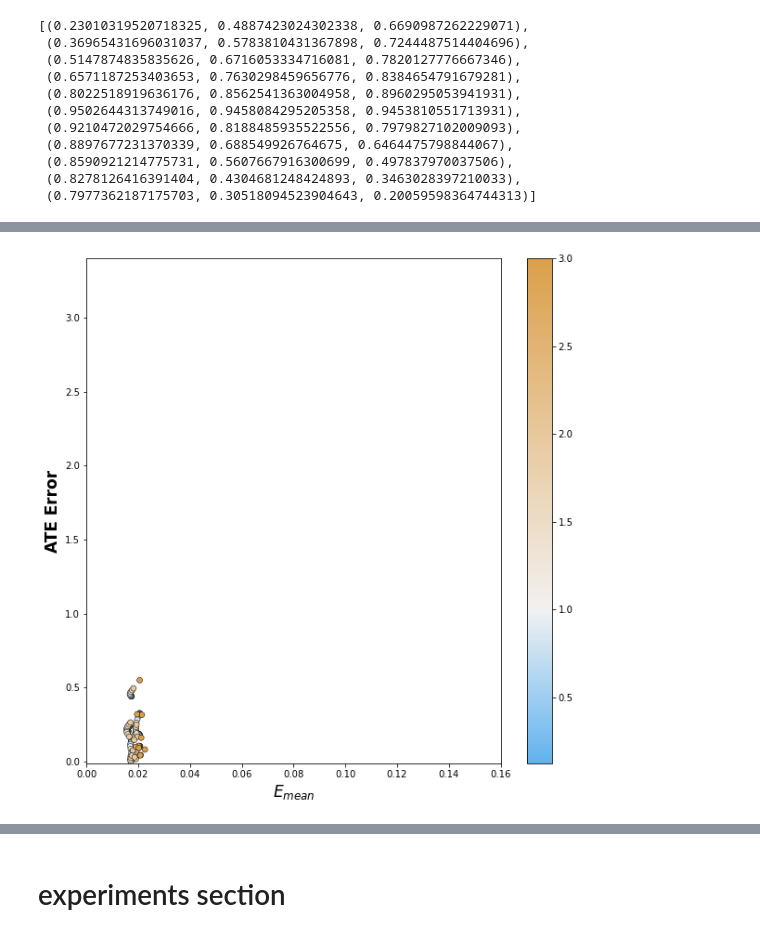
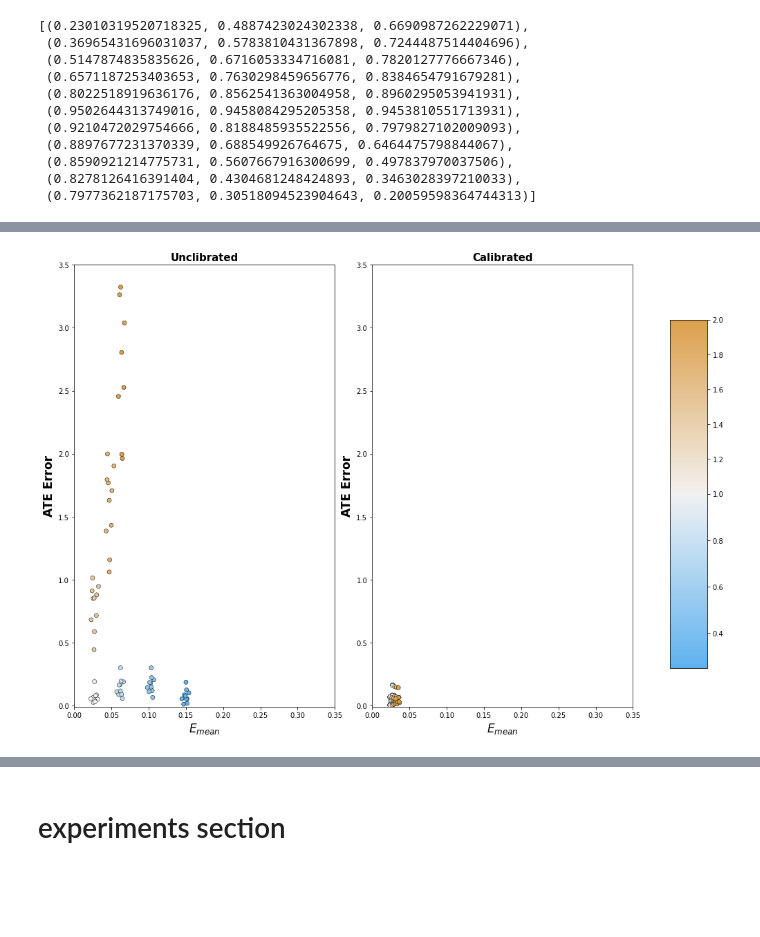
Before and after one commit to RomGutman/propensity_calibration, a Jupyter notebook: prop_simulation.ipynb, the cells around one changed output, grey strips where cells are left out. Drawn from its saved outputs; the diff is of its cells as text; code cells hidden in the pictures; blank space fills up the shorter version.

```diff
--- a/prop_simulation.ipynb
+++ b/prop_simulation.ipynb
@@ -420,7 +584,5 @@ scaled_expit_3                                21.0
 scaled_expit_3_calibrated                     22.0
 Name: scale, dtype: float64
 # %%
-# [cm[i] for i in range(cm)]
-
-# np.dot(cm(-np.inf), 256)
-calib_df[model_rows]
+model_rows = pd.to_numeric(calib_df['scale'], errors='coerce').isna()
+rel_models = calib_df[model_rows].copy()#.query('scale in ["lr_model", "GBT_cv_model", "rf_cv_model"]').copy()
@@ -546,0 +692,10 @@ plt.savefig('simulation_calibration_ate.jpg', dpi=400)
+# %%
+rel_scales = [0.25, 0.5, 0.75, 1, 1.5, 1.75, 2]
+
+cm_temp = sns.diverging_palette(240, 50, s=80, l=70,
+                                n=len(rel_scales),
+                                as_cmap=True,
+                                center='light'
+                               )
+
+cm_temp
@@ -594,7 +796,7 @@ plt.savefig('simulation_balancing_calibration.jpg', dpi=400)
 # %%
 calib_df.to_csv('new_simulation.csv')
 # %%
-temp_df = temp_scale_df.loc[temp_scale_df['type'].str.contains('calibrated')]
+temp_df = temp_scale_df.loc[temp_scale_df['type'].str.contains('calibrated')].query('scale in @rel_scales')
 
 utils.plot_calibration(df=temp_df,
                        calib_metric="mean",
@@ -614,17 +839,50 @@ utils.plot_calibration(df=temp_df,
 # %%
-temp_df = temp_scale_df.loc[temp_scale_df['type'].str.contains('calibrated')]
+# temp_df = temp_scale_df.loc[temp_scale_df['type'].str.contains('calibrated')]
 
-utils.plot_calibration(df=temp_df,
-                       calib_metric="mean",
-                       calib_metric_label=r"$E_{mean}$",
-                       upper_y_bound=3.4,
-                       upper_x_bound=0.16,
-                       lower_x_bound=0,
-                       cm=cm
-                      )
+# utils.plot_calibration(df=temp_df,
+#                        calib_metric="mean",
+#                        calib_metric_label=r"$E_{mean}$",
+#                        upper_y_bound=3.4,
+#                        upper_x_bound=0.16,
+#                        lower_x_bound=0,
+#                        cm=cm
+#                       )
 
 
-# arrows = get_arrows(temp_df, calib_metric='mean')
+# # arrows = get_arrows(temp_df, calib_metric='mean')
 
-# arrows.apply(plot_arrow);
+# # arrows.apply(plot_arrow);
+fig, axes = plt.subplots(1, 2, figsize=(15,10))
+mask = temp_scale_df['type'].str.contains('calibrated')
+scale_mask = temp_scale_df['scale'].isin(rel_scales)
+for idx, type_ in enumerate(('unclibrated', 'calibrated')):
+    if type_ == 'calibrated':
+        temp_mask = mask
+    else:
+        temp_mask = ~mask
+    temp_df = temp_scale_df.loc[temp_mask & scale_mask]
+
+    axes[idx] = utils.plot_calibration(df=temp_df,
+                                       calib_metric="mean",
+                                       calib_metric_label=r"$E_{mean}$",
+                                       upper_y_bound=3.5,
+                                       upper_x_bound=0.35,
+                                       lower_x_bound=0,
+                                       cm=cm_temp,
+                                       ax=axes[idx],
+                                       return_ax=True
+                                      )
+    axes[idx].set_title(f"{type_.capitalize()}", fontdict={'size': 15, 'weight': 'bold'})
+
+hue_norm, hue_order, palette = utils.get_palette_for_values(cm_temp, temp_df)
+sm = plt.cm.ScalarMappable(cmap=cm_temp, norm=hue_norm)
+sm.set_array([])
+
+plt.tight_layout()
+
+fig.subplots_adjust(right=0.8)
+cbar_ax = fig.add_axes([0.85, 0.15, 0.05, 0.7])
+fig.colorbar(sm, cax=cbar_ax)
+
+plt.savefig(os.path.join(cur_run_dir,'simulation_deformed_as_frame_scaled.jpg'), dpi=400)
 # %% [output]
@@ -642,4 +889,4 @@ utils.plot_calibration(df=temp_df,
-[figure, old version]
+[figure, new version]
 # %%
 utils.plot_calibration(df=temp_scale_df.loc[~temp_scale_df['type'].str.contains('calibrated')],
                        calib_metric="mean",
```
Also changed, not shown: parts of 87 cells of this notebook, 5 other files.
